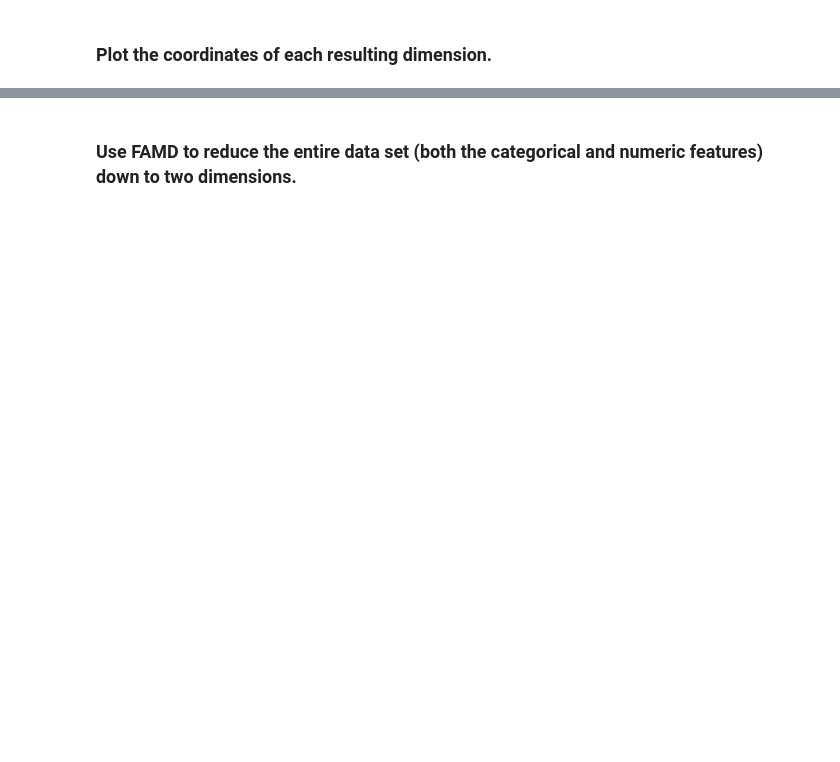
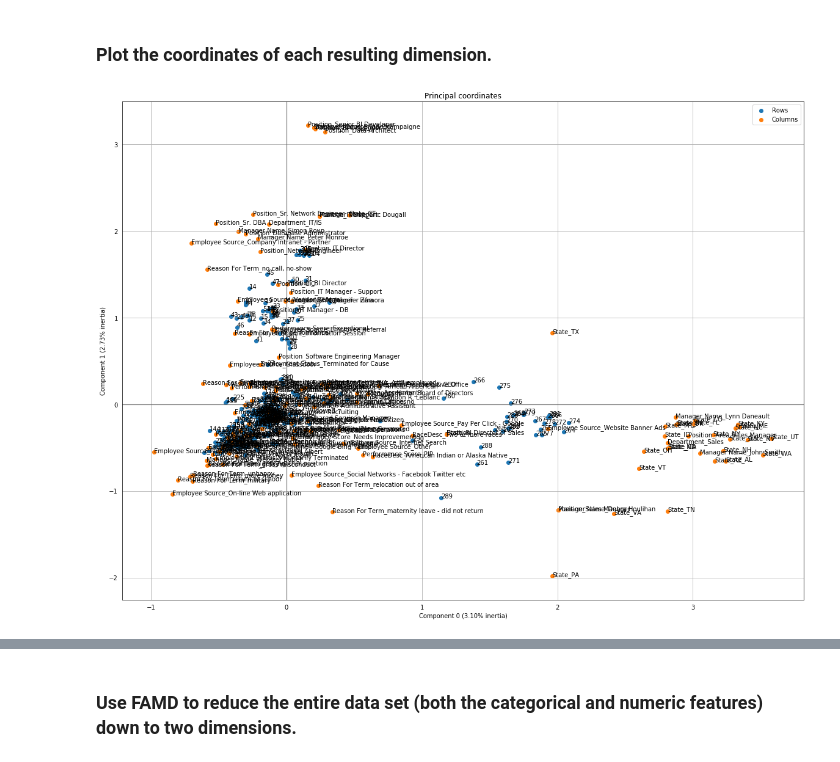
Before and after one commit to jhl126/Thinkful_work, a Jupyter notebook: Thinkful/Pairwork/10-6-20pair_work/Day 52 Lecture 1 MCA and FAMD Assignment.ipynb, the cells around one changed output, grey strips where cells are left out. Cells and saved outputs as stored; diff of their text form; code cells hidden in the pictures; blank space fills up the shorter version.

```diff
--- a/Thinkful/Pairwork/10-6-20pair_work/Day 52 Lecture 1 MCA and FAMD Assignment.ipynb
+++ b/Thinkful/Pairwork/10-6-20pair_work/Day 52 Lecture 1 MCA and FAMD Assignment.ipynb
@@ -23,0 +141,3 @@ Correct any columns that have been misassigned a numeric data type when they sho
+# %%
+dummy_df = pd.get_dummies(mca_df)
+dummy_df.shape
@@ -25,0 +149,3 @@ Correct any columns that have been misassigned a numeric data type when they sho
+# %%
+ca = prince.CA(2)
+ca.fit(dummy_df)
@@ -26,2 +156,9 @@ Correct any columns that have been misassigned a numeric data type when they sho
 # %% [markdown]
 ### Plot the coordinates of each resulting dimension.
+# %%
+ca.plot_coordinates(
+    dummy_df, figsize=(20, 15),
+)
+plt.show()
+# %% [output]
+[figure, added]
```
Also changed, not shown: parts of 18 cells of this notebook, 1 other file.
